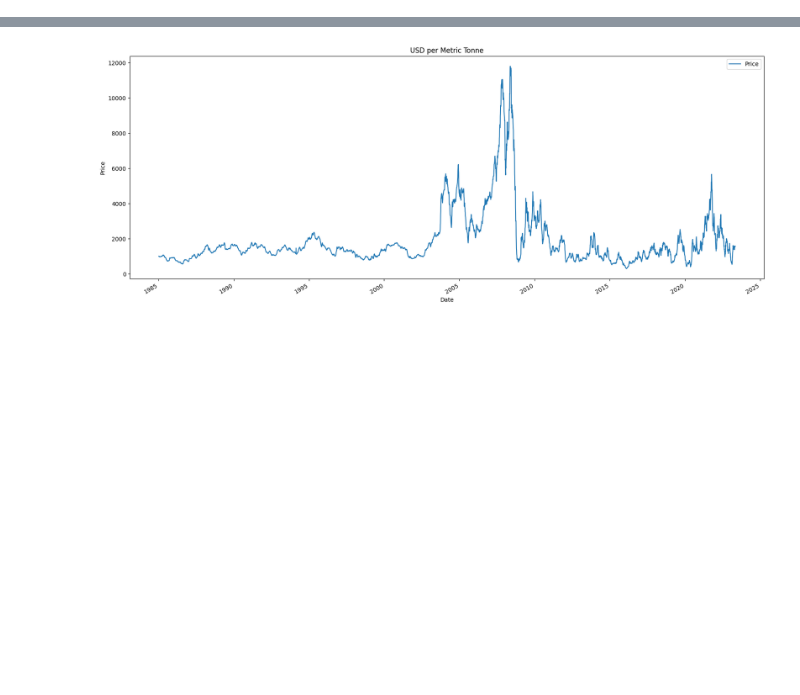
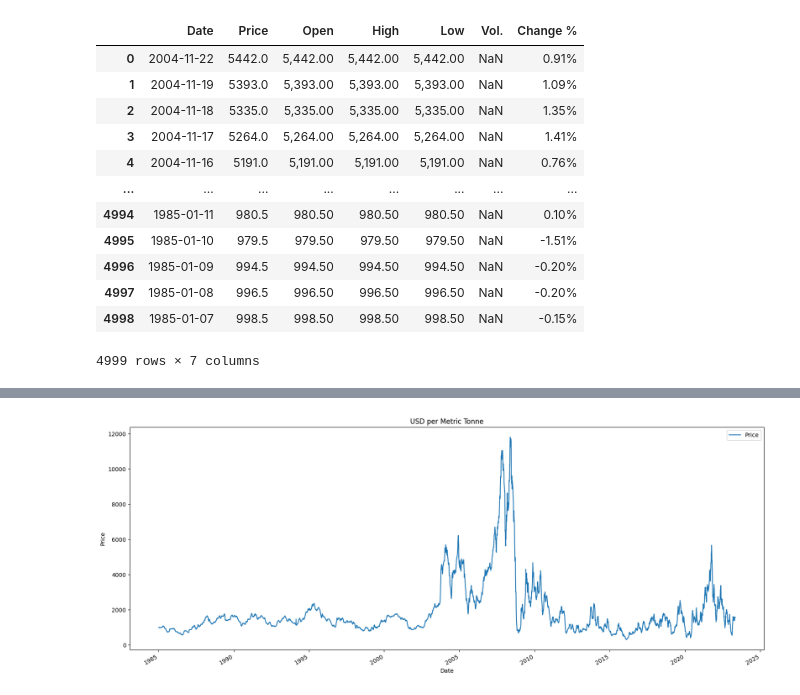
Before and after one commit to abaskon/Thesis, a Jupyter notebook: GPR_and_DBI.ipynb, the cells around one changed output, grey strips where cells are left out. Drawn from its saved outputs; the diff is of its cells as text; code cells hidden in the pictures; blank space fills up the shorter version.

```diff
--- a/GPR_and_DBI.ipynb
+++ b/GPR_and_DBI.ipynb
@@ -12,3 +24,19 @@ gpr2 = pd.read_csv("https://raw.githubusercontent.com/abaskon/Thesis/main/Data/d
+# %%
+dbi1
+# %% [output]
+|  | Date | Price | Open | High | Low | Vol. | Change % |
+| 0 | 2004-11-22 | 5442.0 | 5,442.00 | 5,442.00 | 5,442.00 | NaN | 0.91% |
+| 1 | 2004-11-19 | 5393.0 | 5,393.00 | 5,393.00 | 5,393.00 | NaN | 1.09% |
+| 2 | 2004-11-18 | 5335.0 | 5,335.00 | 5,335.00 | 5,335.00 | NaN | 1.35% |
+| 3 | 2004-11-17 | 5264.0 | 5,264.00 | 5,264.00 | 5,264.00 | NaN | 1.41% |
+| 4 | 2004-11-16 | 5191.0 | 5,191.00 | 5,191.00 | 5,191.00 | NaN | 0.76% |
+| ... | ... | ... | ... | ... | ... | ... | ... |
+| 4994 | 1985-01-11 | 980.5 | 980.50 | 980.50 | 980.50 | NaN | 0.10% |
+| 4995 | 1985-01-10 | 979.5 | 979.50 | 979.50 | 979.50 | NaN | -1.51% |
+| 4996 | 1985-01-09 | 994.5 | 994.50 | 994.50 | 994.50 | NaN | -0.20% |
+| 4997 | 1985-01-08 | 996.5 | 996.50 | 996.50 | 996.50 | NaN | -0.20% |
+| 4998 | 1985-01-07 | 998.5 | 998.50 | 998.50 | 998.50 | NaN | -0.15% |
+4999 rows × 7 columns
 # %%
 gpr1
 # %% [output]
```
Also changed, not shown: parts of 9 cells of this notebook.
